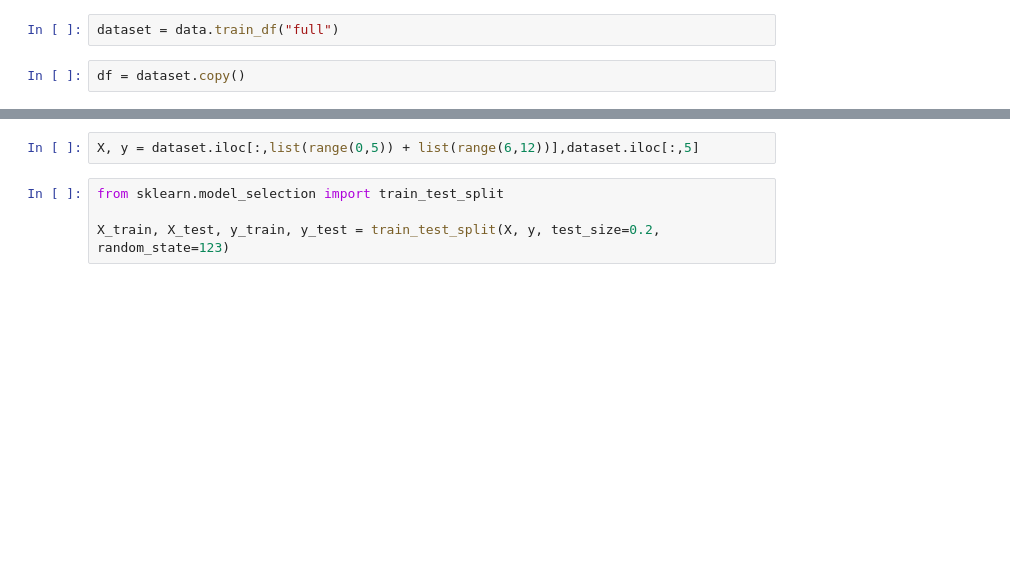
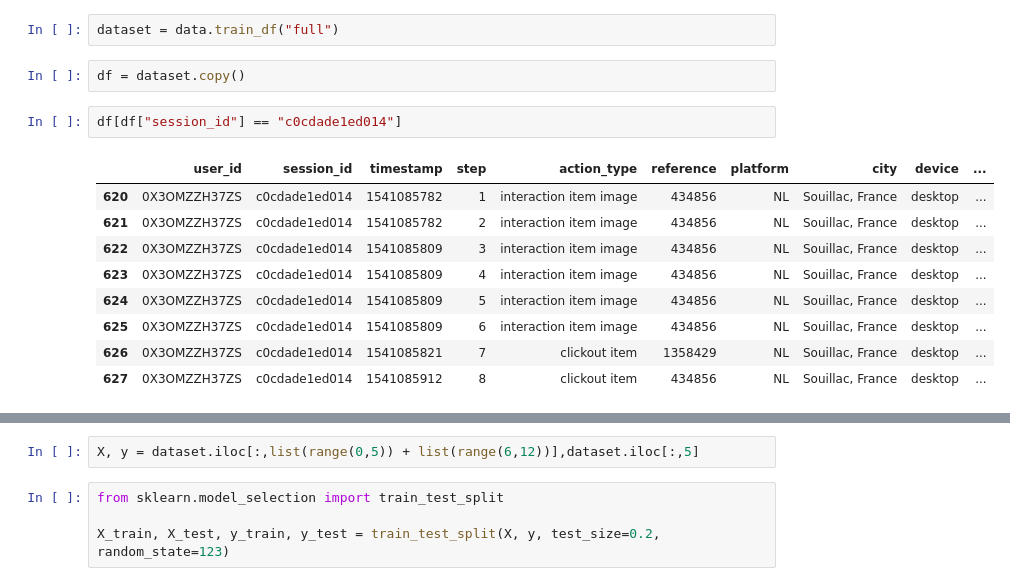
Before and after one commit to federicoparroni/recsys2019, a Jupyter notebook: recommenders/notebooks/XGBoost_classifify_click_interacted_or_not.ipynb, the cells around one changed output, grey strips where cells are left out. Saved outputs shown, nothing was run; the diff lists cells and outputs as text; blank space fills up the shorter version.

```diff
--- a/recommenders/notebooks/XGBoost_classifify_click_interacted_or_not.ipynb
+++ b/recommenders/notebooks/XGBoost_classifify_click_interacted_or_not.ipynb
@@ -39,6 +39,18 @@ def getNumOfAction(df, action_type):
 dataset = data.train_df("full")
 # %%
 df = dataset.copy()
+# %%
+df[df["session_id"] == "c0cdade1ed014"]
+# %% [output]
+|  | user_id | session_id | timestamp | step | action_type | reference | platform | city | device | ... |
+| 620 | 0X3OMZZH37ZS | c0cdade1ed014 | 1541085782 | 1 | interaction item image | 434856 | NL | Souillac, France | desktop | ... |
+| 621 | 0X3OMZZH37ZS | c0cdade1ed014 | 1541085782 | 2 | interaction item image | 434856 | NL | Souillac, France | desktop | ... |
+| 622 | 0X3OMZZH37ZS | c0cdade1ed014 | 1541085809 | 3 | interaction item image | 434856 | NL | Souillac, France | desktop | ... |
+| 623 | 0X3OMZZH37ZS | c0cdade1ed014 | 1541085809 | 4 | interaction item image | 434856 | NL | Souillac, France | desktop | ... |
+| 624 | 0X3OMZZH37ZS | c0cdade1ed014 | 1541085809 | 5 | interaction item image | 434856 | NL | Souillac, France | desktop | ... |
+| 625 | 0X3OMZZH37ZS | c0cdade1ed014 | 1541085809 | 6 | interaction item image | 434856 | NL | Souillac, France | desktop | ... |
+| 626 | 0X3OMZZH37ZS | c0cdade1ed014 | 1541085821 | 7 | clickout item | 1358429 | NL | Souillac, France | desktop | ... |
+| 627 | 0X3OMZZH37ZS | c0cdade1ed014 | 1541085912 | 8 | clickout item | 434856 | NL | Souillac, France | desktop | ... |
 # %%
 def func(x):
 
```
Also changed, not shown: parts of 13 cells of this notebook.
